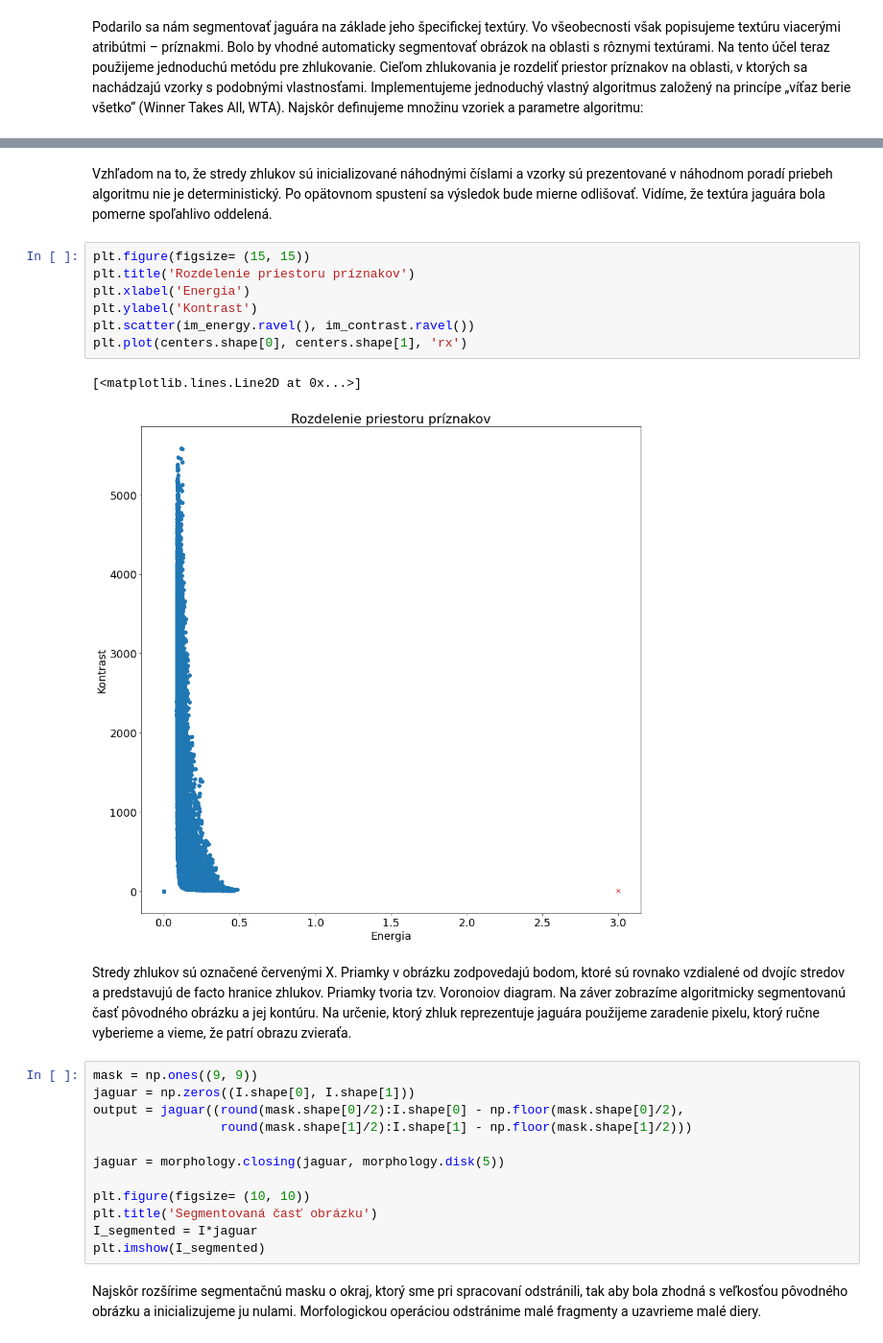
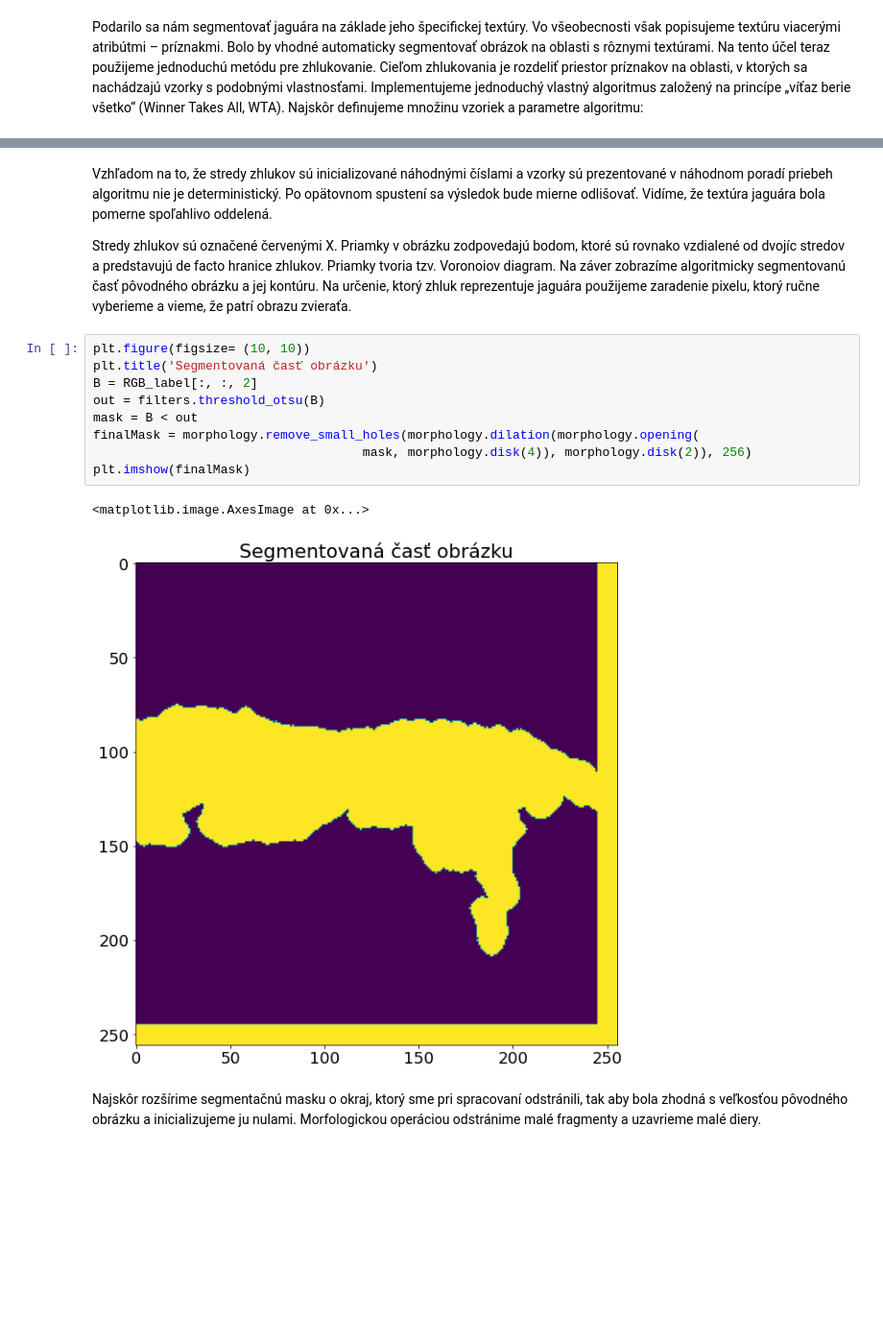
Before and after one commit to Miro001/computer-vision, a Jupyter notebook: 12. Textúry.ipynb, the cells around one changed output, grey strips where cells are left out. Shown at 96% size. Saved outputs shown, nothing was run; the diff lists cells and outputs as text; blank space fills up the shorter version.

```diff
--- a/12. Textúry.ipynb
+++ b/12. Textúry.ipynb
@@ -208,34 +208,25 @@ plt.imshow(RGB_label)
 Vzhľadom na to, že stredy zhlukov sú inicializované náhodnými číslami a vzorky sú prezentované v
 náhodnom poradí priebeh algoritmu nie je deterministický. Po opätovnom spustení sa výsledok
 bude mierne odlišovať. Vidíme, že textúra jaguára bola pomerne spoľahlivo oddelená.
+
+
+Stredy zhlukov sú označené červenými X. Priamky v obrázku zodpovedajú bodom, ktoré sú
+rovnako vzdialené od dvojíc stredov a predstavujú de facto hranice zhlukov. Priamky tvoria tzv.
+Voronoiov diagram. Na záver zobrazíme algoritmicky segmentovanú časť pôvodného obrázku a jej
+kontúru. Na určenie, ktorý zhluk reprezentuje jaguára použijeme zaradenie pixelu, ktorý ručne
+vyberieme a vieme, že patrí obrazu zvieraťa.
-# %%
-plt.figure(figsize= (15, 15))
-plt.title('Rozdelenie priestoru príznakov')
-plt.xlabel('Energia')
-plt.ylabel('Kontrast')
-plt.scatter(im_energy.ravel(), im_contrast.ravel())
-plt.plot(centers.shape[0], centers.shape[1], 'rx')
-# %% [output]
-[<matplotlib.lines.Line2D at 0x...>]
-[figure, removed]
-# %% [markdown]
-Stredy zhlukov sú označené červenými X. Priamky v obrázku zodpovedajú bodom, ktoré sú
-rovnako vzdialené od dvojíc stredov a predstavujú de facto hranice zhlukov. Priamky tvoria tzv.
-Voronoiov diagram. Na záver zobrazíme algoritmicky segmentovanú časť pôvodného obrázku a jej
-kontúru. Na určenie, ktorý zhluk reprezentuje jaguára použijeme zaradenie pixelu, ktorý ručne
-vyberieme a vieme, že patrí obrazu zvieraťa.
-# %%
-mask = np.ones((9, 9))
-jaguar = np.zeros((I.shape[0], I.shape[1]))
-output = jaguar((round(mask.shape[0]/2):I.shape[0] - np.floor(mask.shape[0]/2),
-                 round(mask.shape[1]/2):I.shape[1] - np.floor(mask.shape[1]/2)))
-
-jaguar = morphology.closing(jaguar, morphology.disk(5))
-
-plt.figure(figsize= (10, 10))
-plt.title('Segmentovaná časť obrázku')
-I_segmented = I*jaguar
-plt.imshow(I_segmented)
+# %%
+plt.figure(figsize= (10, 10))
+plt.title('Segmentovaná časť obrázku')
+B = RGB_label[:, :, 2]
+out = filters.threshold_otsu(B)
+mask = B < out
+finalMask = morphology.remove_small_holes(morphology.dilation(morphology.opening(
+                                    mask, morphology.disk(4)), morphology.disk(2)), 256)
+plt.imshow(finalMask)
+# %% [output]
+<matplotlib.image.AxesImage at 0x...>
+[figure, added]
 # %% [markdown]
 Najskôr rozšírime segmentačnú masku o okraj, ktorý sme pri spracovaní odstránili, tak aby
 bola zhodná s veľkosťou pôvodného obrázku a inicializujeme ju nulami. Morfologickou operáciou
```
Also changed, not shown: parts of 4 cells of this notebook.
